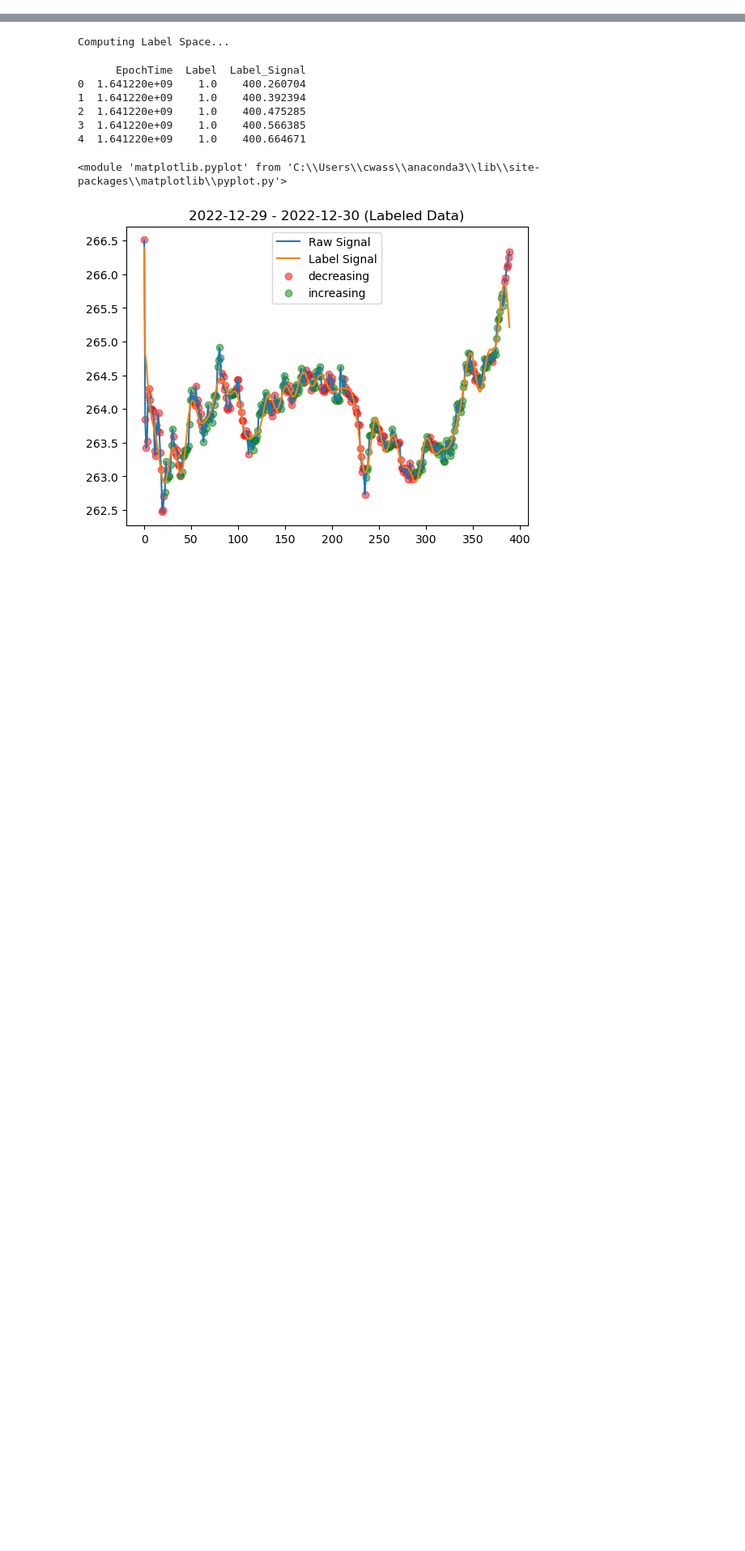
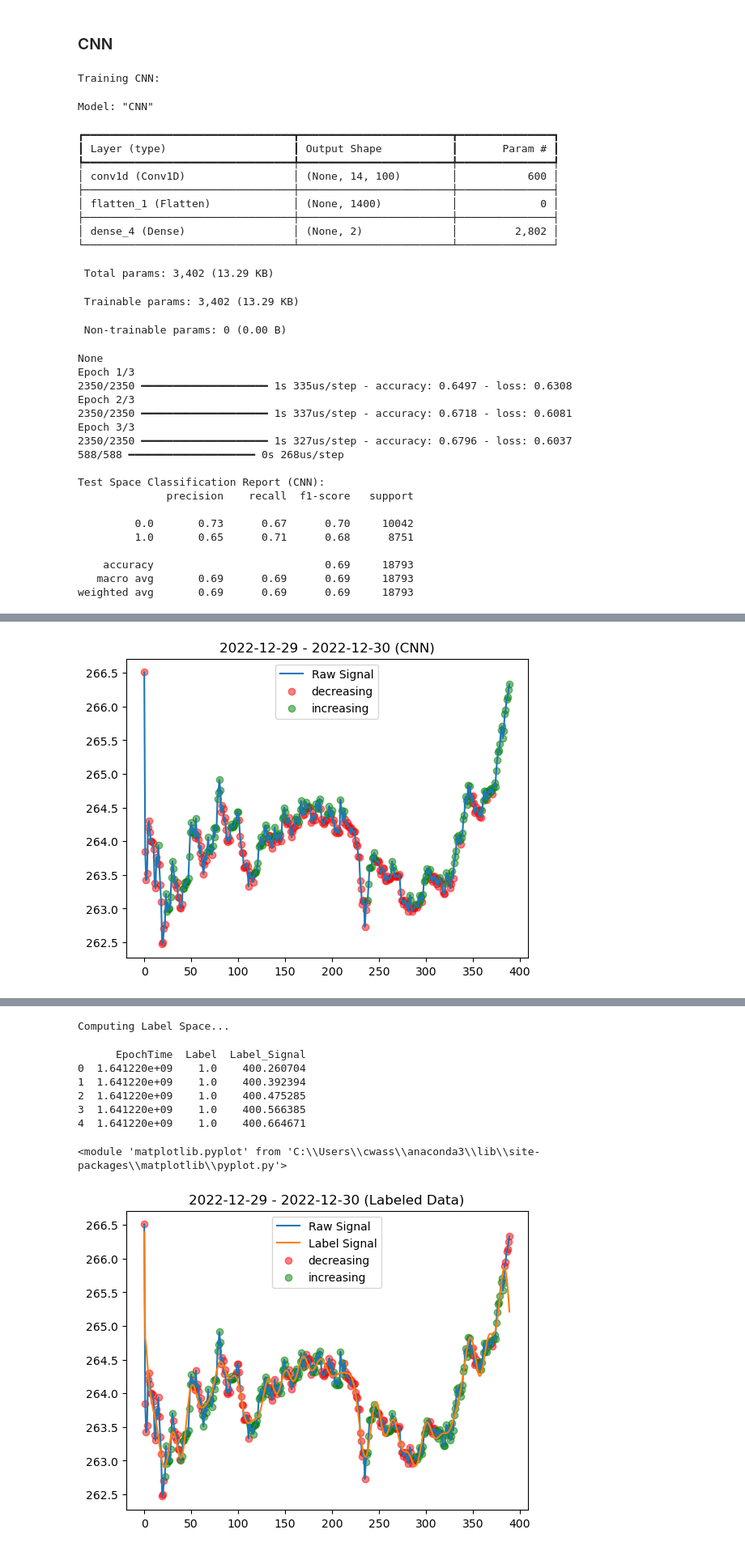
Before and after one commit to sindarian/market-trend-classification, a Jupyter notebook: analysis_driver.ipynb, the cells around one changed output, grey strips where cells are left out. Shown at 81% size. Drawn from its saved outputs; the diff is of its cells as text; code cells hidden in the pictures; blank space fills up the shorter version.

```diff
--- a/analysis_driver.ipynb
+++ b/analysis_driver.ipynb
@@ -0,0 +250,57 @@
+# %% [markdown]
+### CNN
+# %%
+# build/train the CNN
+print('\nTraining CNN:')
+cnn = nn_train_driver.train_cnn(train_df, train_label_onehot, config=nn_config)
+
+# get the appropriate columns to format the test df to just be the feature space
+feature_cols = list(train_df.columns)
+if 'EpochTime' in feature_cols:
+    feature_cols.remove('EpochTime')
+if 'Label' in feature_cols:
+    feature_cols.remove('Label')
+
+# get the properly formatted test space
+ytrue_test_cnn = test_df['Label'].values
+yhat_test_cnn = nn_train_driver.inverse_onehot(cnn.predict(test_df[feature_cols]))
+cnn_class_rep = classification_report(yhat_test_cnn, ytrue_test_cnn)
+print(f'\nTest Space Classification Report (CNN):\n{cnn_class_rep}')
+
+# plot the CNN classifications on the last few days of data
+yhat_test_df = pd.DataFrame({'EpochTime': test_df['EpochTime'].values,
+                             'Label': yhat_test_cnn})
+ps.plot_label_over_signal(data_df.iloc[-390:], yhat_test_df.iloc[-390:], 'Close', 'CNN')
+# %% [output]
+Training CNN:
+Model: "CNN"
+┏━━━━━━━━━━━━━━━━━━━━━━━━━━━━━━━━━┳━━━━━━━━━━━━━━━━━━━━━━━━┳━━━━━━━━━━━━━━━┓
+┃ Layer (type)                    ┃ Output Shape           ┃       Param # ┃
+┡━━━━━━━━━━━━━━━━━━━━━━━━━━━━━━━━━╇━━━━━━━━━━━━━━━━━━━━━━━━╇━━━━━━━━━━━━━━━┩
+│ conv1d (Conv1D)                 │ (None, 14, 100)        │           600 │
+├─────────────────────────────────┼────────────────────────┼───────────────┤
+│ flatten_1 (Flatten)             │ (None, 1400)           │             0 │
+├─────────────────────────────────┼────────────────────────┼───────────────┤
+│ dense_4 (Dense)                 │ (None, 2)              │         2,802 │
+└─────────────────────────────────┴────────────────────────┴───────────────┘
+ Total params: 3,402 (13.29 KB)
+ Trainable params: 3,402 (13.29 KB)
+ Non-trainable params: 0 (0.00 B)
+None
+Epoch 1/3
+2350/2350 ━━━━━━━━━━━━━━━━━━━━ 1s 335us/step - accuracy: 0.6497 - loss: 0.6308
+Epoch 2/3
+2350/2350 ━━━━━━━━━━━━━━━━━━━━ 1s 337us/step - accuracy: 0.6718 - loss: 0.6081
+Epoch 3/3
+2350/2350 ━━━━━━━━━━━━━━━━━━━━ 1s 327us/step - accuracy: 0.6796 - loss: 0.6037
+588/588 ━━━━━━━━━━━━━━━━━━━━ 0s 268us/step
+
+Test Space Classification Report (CNN):
+              precision    recall  f1-score   support
+
+         0.0       0.73      0.67      0.70     10042
+         1.0       0.65      0.71      0.68      8751
+
+    accuracy                           0.69     18793
+   macro avg       0.69      0.69      0.69     18793
+weighted avg       0.69      0.69      0.69     18793
@@ -0,0 +308 @@
+[figure, added]
```
Also changed, not shown: parts of 53 cells of this notebook.
